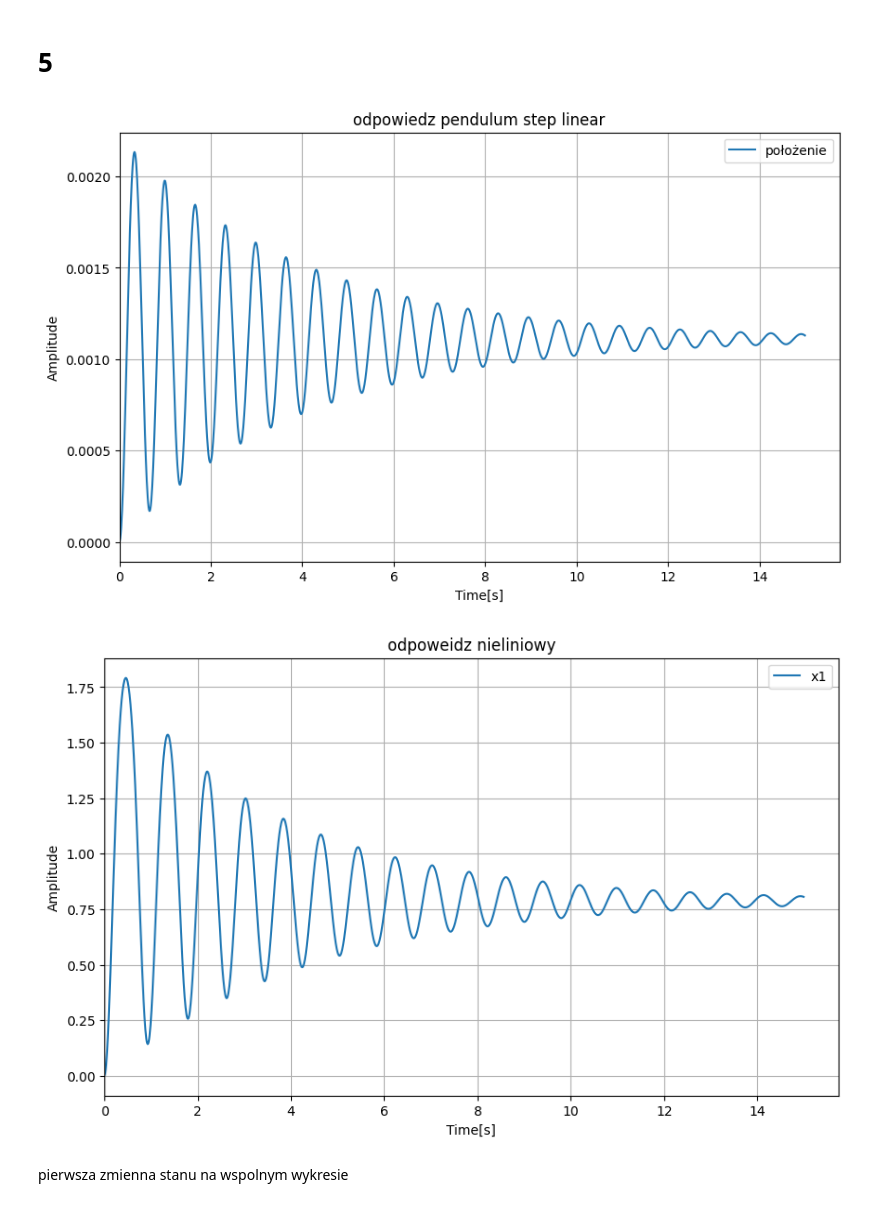
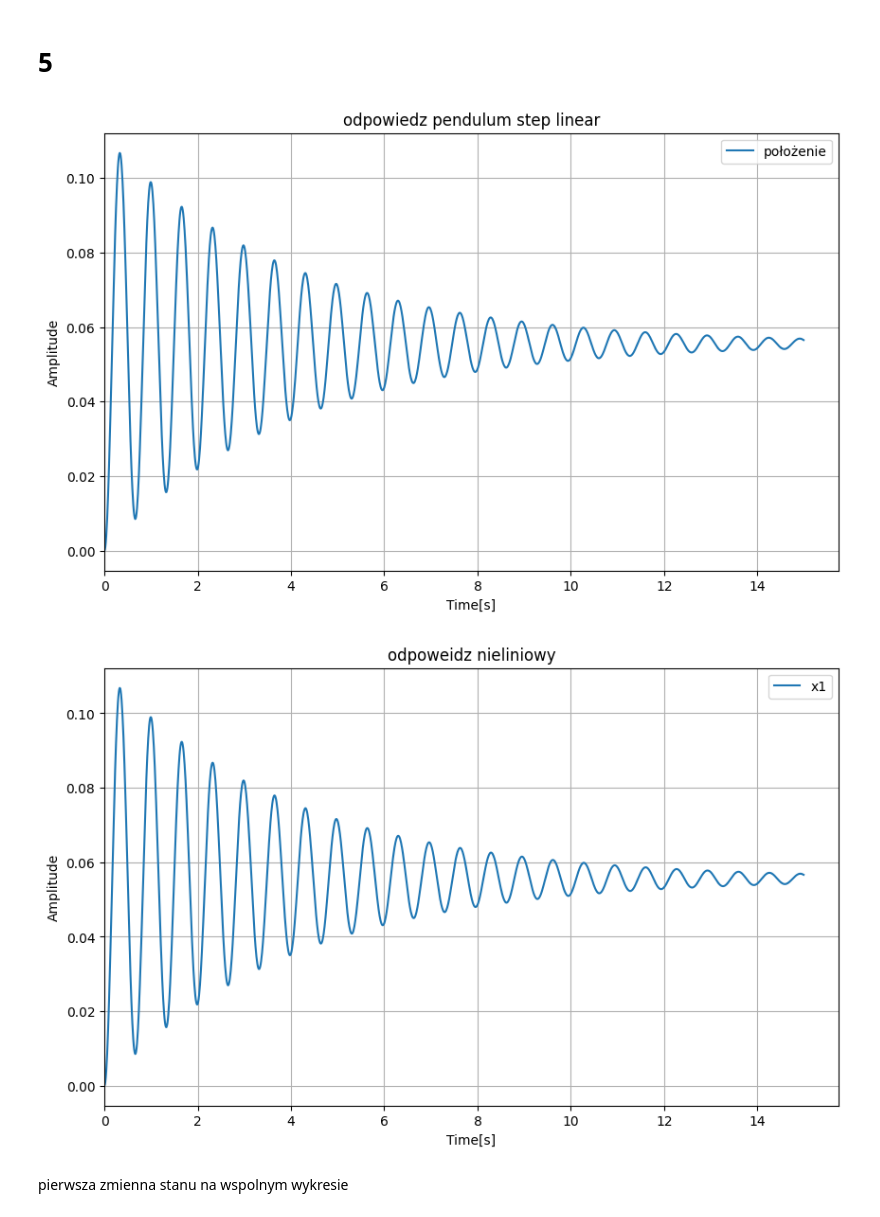
Before and after one commit to Piotr-Bednarek/ZadaniaSem5Laby, a Jupyter notebook: uso/lab10.ipynb, the cells around one changed output. Drawn from its saved outputs; the diff is of its cells as text; code cells hidden in the pictures.

```diff
--- a/uso/lab10.ipynb
+++ b/uso/lab10.ipynb
@@ -80,35 +80,35 @@ d=0.5
 #linear pendulum model
 
 A=np.array([[0,1],
             [-m*g*l/J,-d/J]])
 B=np.array([[0],[1/J]])
 C=[0,1]
 
 pendulum_model_linear=sp.StateSpace(A,B,C,0)
 
 t=np.arange(0,15,0.01)
 
 u0=np.full(len(t),1)
 
 u=np.zeros((len(t),5))
 i=0
 
-for el in [0,0.1,20,45*np.sqrt(2),70]:
+for el in [0,5,20,45*np.sqrt(2),70]:
     u[:,i]=np.full(len(t),el)
     i+=1
 
 #print(u[:,1])
 
 t_res,_,state0=sp.lsim(pendulum_model_linear,u[:,0],T=t)
 t_res,_,state1=sp.lsim(pendulum_model_linear,u[:,1],T=t)
 t_res,_,state2=sp.lsim(pendulum_model_linear,u[:,2],T=t)
 t_res,_,state3=sp.lsim(pendulum_model_linear,u[:,3],T=t)
 t_res,_,state4=sp.lsim(pendulum_model_linear,u[:,4],T=t)
 
 
 plot_sets('odpowiedz pendulum step linear',[t_res,state1[:,0],'położenie'])
 # %% [output]
-[figure, old version]
+[figure, new version]
 # %%
 #5.1
 #non-linear pendulum model
@@ -122,11 +122,11 @@ def nonlinear_pendulum_model(x,t,u):
 
     return np.array([dx1,dx2])
 # %%
-res_pendulum_nonlinear=odeint(nonlinear_pendulum_model,[np.pi/4,0],t,args=(0.1+45*np.sqrt(2),))
+res_pendulum_nonlinear=odeint(nonlinear_pendulum_model,[0,0],t,args=(5,))
 
 plot_sets('odpoweidz nieliniowy',[t,res_pendulum_nonlinear[:,0],'x1'])
 # %% [output]
-[figure, old version]
+[figure, new version]
 # %% [markdown]
 pierwsza zmienna stanu na wspolnym wykresie
 # %%
```
Also changed, not shown: parts of 2 cells of this notebook, 3 other files.
